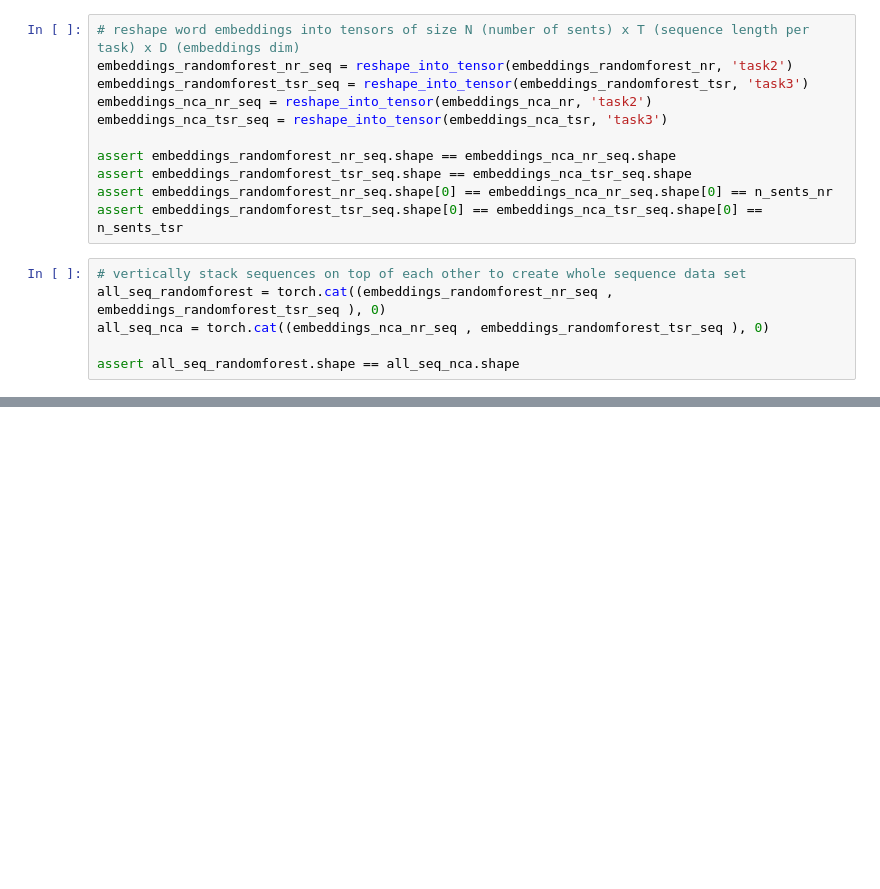
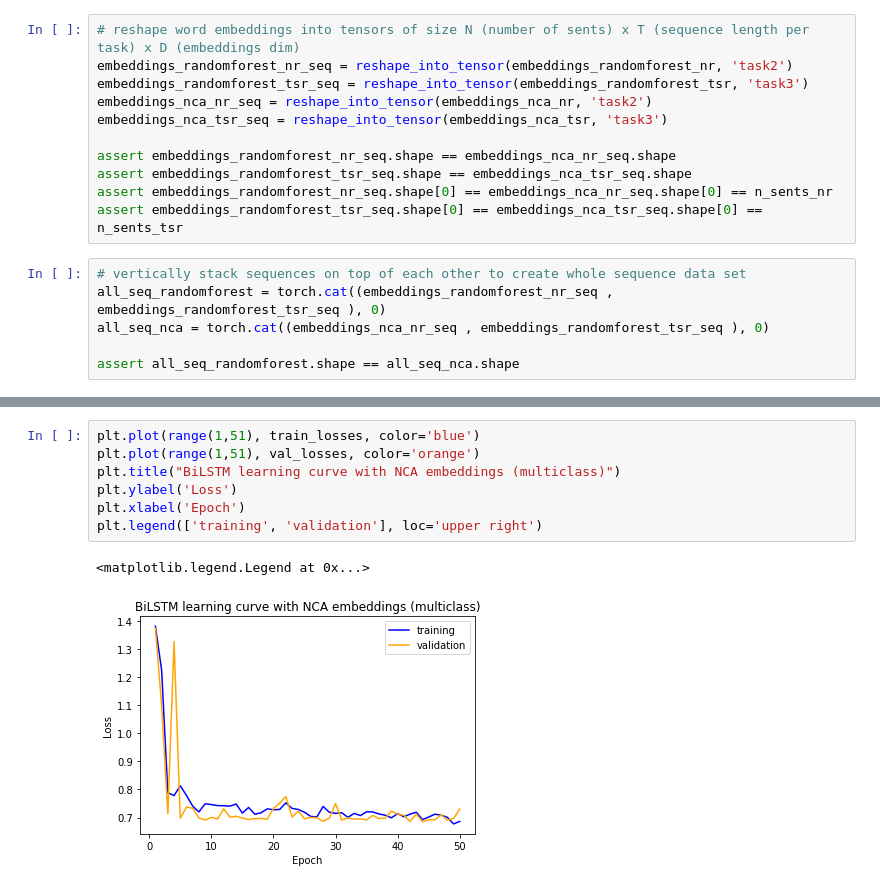
Before and after one commit to PosoSAgapo/NER-with-EEG-and-ET, a Jupyter notebook: task_prediction.ipynb, the cells around one changed output, grey strips where cells are left out. Drawn from its saved outputs; the diff is of its cells as text; blank space fills up the shorter version.

```diff
--- a/task_prediction.ipynb
+++ b/task_prediction.ipynb
@@ -181,0 +347,10 @@ import matplotlib.pyplot as plt
+# %%
+plt.plot(range(1,51), train_losses, color='blue')
+plt.plot(range(1,51), val_losses, color='orange')
+plt.title("BiLSTM learning curve with NCA embeddings (multiclass)")
+plt.ylabel('Loss')
+plt.xlabel('Epoch')
+plt.legend(['training', 'validation'], loc='upper right')
+# %% [output]
+<matplotlib.legend.Legend at 0x...>
+[figure, added]
```
Also changed, not shown: parts of 26 cells of this notebook, 4 other files.
